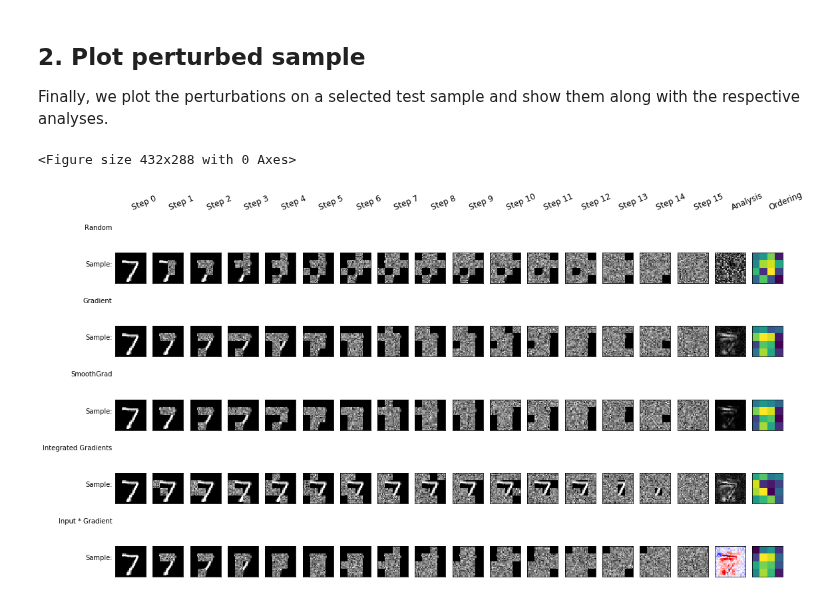
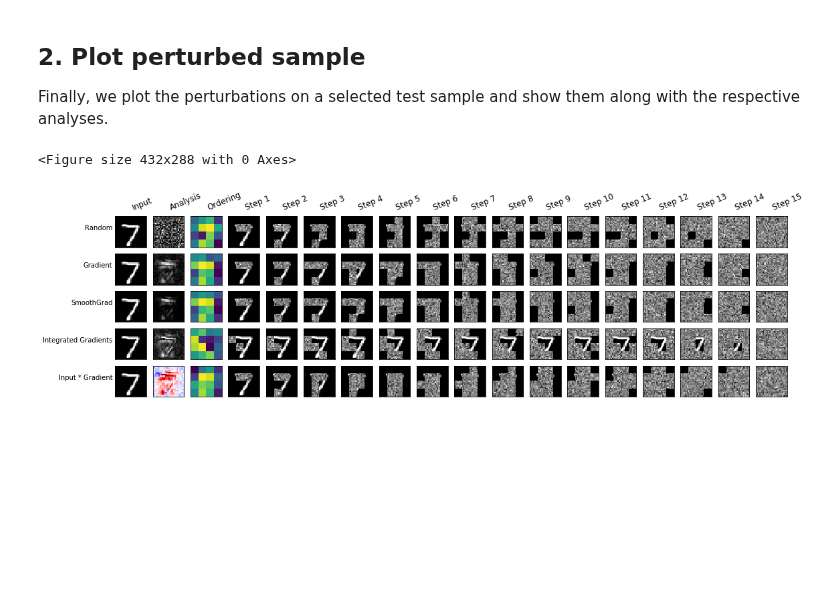
Before and after one commit to albermax/innvestigate, a Jupyter notebook: examples/notebooks/mnist_perturbation.ipynb, the cells around one changed output. Drawn from its saved outputs; the diff is of its cells as text; code cells hidden in the pictures; blank space fills up the shorter version.

```diff
--- a/examples/notebooks/mnist_perturbation.ipynb
+++ b/examples/notebooks/mnist_perturbation.ipynb
@@ -164,8 +163,7 @@ analyzers = [innvestigate.create_analyzer(method[0],
                                         model_wo_softmax,
                                         **method[1]) for method in selected_methods]
 for analyzer in analyzers:
-    analyzer.fit(data[0],
-                 batch_size=256, verbose=1)
+    analyzer.fit(data[0], batch_size=256, verbose=1)
 # %% [markdown]
 ## 1. Evaluate the model after several perturbation steps
 # %% [markdown]
@@ -177,7 +175,7 @@ The perturbation analysis consists of two parts:
 scores_selected_methods = dict()
 perturbation_analyses = list()
 for method, analyzer in zip(selected_methods, analyzers):
-    print("Method: {}".format(method[0]))
+    print("Method: {}".format(method[3]))
 
     # Set up the perturbation analysis
     perturbation = Perturbation(perturbation_function, region_shape=region_shape, in_place=False)
@@ -191,7 +189,7 @@ for method, analyzer in zip(selected_methods, analyzers):
     scores = perturbation_analysis.compute_perturbation_analysis()
 
     # Store the scores and perturbation analyses for later use
-    scores_selected_methods[method[0]] = np.array(scores)
+    scores_selected_methods[method[3]] = np.array(scores)
     perturbation_analyses.append(perturbation_analysis)
     print()
 # %% [output]
@@ -233,10 +232,10 @@ Finally, we plot the perturbations on a selected test sample and show them along
 # Now plot the perturbation step by step.
 plt.figure()
 grid, row_labels = [], []
-col_labels = ["Step {}".format(i) for i in range(steps+1)] + ["Analysis", "Ordering"]
+col_labels = ["Input", "Analysis", "Ordering"]+["Step {}".format(i+1) for i in range(steps)]
 
 for perturbation_analysis, method in zip(perturbation_analyses, selected_methods):
-    row_labels.extend([[method[-1]], ["Sample:"]])
+    row_labels.append([method[-1]])
     samples = list()
 
     # Reset the perturbation_analysis
@@ -247,34 +246,35 @@ for perturbation_analysis, method in zip(perturbation_analyses, selected_methods
 
     # Divide into regions and order them according to their analysis score
     # TODO backend channel ordering
     aggregated_regions = perturbation_analysis.perturbation.reduce_function(np.moveaxis(analysis, 3, 1), axis=1, keepdims=True)
     aggregated_regions = perturbation_analysis.perturbation.aggregate_regions(aggregated_regions)
     ranks = perturbation_analysis.perturbation.compute_region_ordering(aggregated_regions)
 
     # Perturbate for some steps
     for i in range(steps+1):
         # Plot the original image and analysis without any perturbation
         if i > 0:
             perturbation_analysis.perturbation.num_perturbed_regions += perturbation_analysis.regions_per_step
             # Perturbate
             sample = perturbation_analysis.compute_on_batch(sample, analysis)
         # Apply common postprocessing, e.g., re-ordering the channels for plotting.
         sample_to_show = mnistutils.postprocess(sample.repeat(3, axis=-1))
         analysis = mnistutils.postprocess(analysis)
         # Apply analysis postprocessing, e.g., creating a heatmap.
         sample_to_show = np.clip(input_postprocessing(sample_to_show), 0, 1)
 
         samples.append(sample_to_show[0])
     # Plot analysis
     analysis = method[2](analysis)
 
-    samples.append(analysis[0])
-    samples.append(-ranks[0][0])
+    # Add analysis and ranking
+    samples.insert(1, analysis[0])
+    samples.insert(2, -ranks[0][0])
 
-    grid.extend([[None for x in samples], samples])
+    grid.append(samples)
 
 eutils.plot_image_grid(grid, row_labels, list(), col_labels)
 plt.show()
 # %% [output]
 <Figure size 432x288 with 0 Axes>
-[figure, old version]
+[figure, new version]
```
Also changed, not shown: parts of 6 cells of this notebook, 1 other file.
